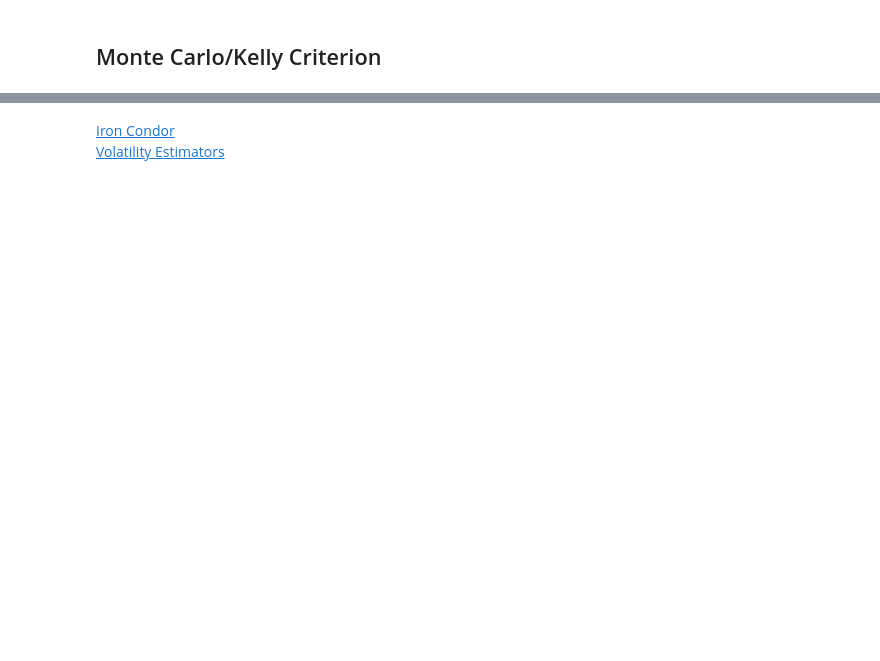
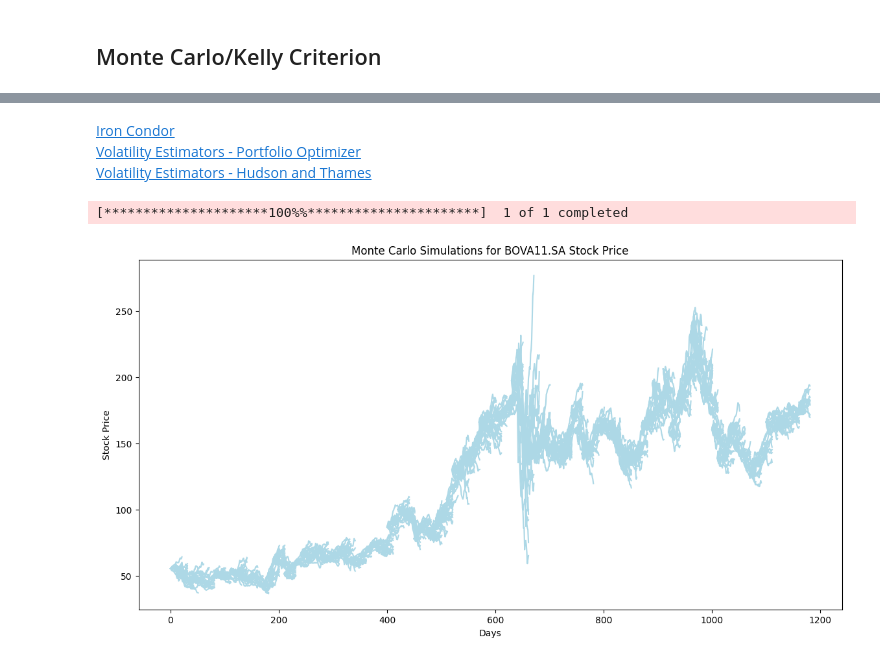
Before and after one commit to colantuono/short_vol, a Jupyter notebook: trading_system.ipynb, the cells around one changed output, grey strips where cells are left out. Drawn from its saved outputs; the diff is of its cells as text; code cells hidden in the pictures; blank space fills up the shorter version.

```diff
--- a/trading_system.ipynb
+++ b/trading_system.ipynb
@@ -173,3 +187,71 @@ BS ROIC: 14.65%
 # %% [markdown]
 [Iron Condor](https://optionalpha.com/strategies/iron-condor)
-[Volatility Estimators](https://portfoliooptimizer.io/blog/range-based-volatility-estimators-overview-and-examples-of-usage/)
+[Volatility Estimators - Portfolio Optimizer](https://portfoliooptimizer.io/blog/range-based-volatility-estimators-overview-and-examples-of-usage/)
+[Volatility Estimators - Hudson and Thames](https://www.mlfinlab.com/en/latest/feature_engineering/volatility_estimators.html)
+# %%
+import yfinance as yf
+import numpy as np
+import pandas as pd
+import matplotlib.pyplot as plt
+
+# Step 1: Fetch Historical Stock Data
+ticker = "BOVA11.SA"  # Example: Apple Inc.
+data = yf.download(ticker, period='10Y')
+
+# Step 2: Calculate Daily Returns
+data['Daily Return'] = data['Adj Close'].pct_change().dropna()
+
+# Step 3: Define Simulation Parameters
+T = 21  # Number of trading days per simulation
+N = 10  # Number of simulations
+
+# Placeholder for simulations
+simulations = []
+starting_prices = []
+
+# Step 4: Run Monte Carlo Simulations Segment by Segment
+for i in range(0, len(data) - T, T):
+    # Get the segment of 21 trading days
+    segment = data['Daily Return'].iloc[i:i+T]
+
+    # Calculate mu and sigma for this segment
+    mu = segment.mean()
+    sigma = segment.std()
+
+    # Starting price for this segment
+    if i == 0:
+        initial_price = data['Adj Close'].iloc[i]  # Use first available price
+    else:
+        initial_price = prices[-1]  # Use the last price from the previous segment
+
+    starting_prices.append(initial_price)
+
+    # Run Monte Carlo Simulation for this segment
+    for j in range(N):
+        prices = [initial_price]
+        for t in range(1, T + 1):
+            # Calculate daily return based on segment's mu and sigma
+            daily_return = np.random.normal(mu, sigma)
+            # Update price
+            new_price = prices[-1] * (1 + daily_return)
+            prices.append(new_price)
+
+        # Store the prices for this simulation
+        simulations.append(prices)
+
+# Step 5: Analyze and Plot the Simulations
+simulations_df = pd.DataFrame(simulations).T
+simulations_df.columns = [f'Simulation {i+1}' for i in range(len(simulations))]
+
+# Plot the simulations
+plt.figure(figsize=(14, 7))
+for i in range(0, len(simulations), N):
+    for j in range(N):
+        plt.plot(range(i, i + T + 1), simulations_df[f'Simulation {i+j+1}'], label=f'Simulation {i+j+1}', color='lightblue')
+plt.xlabel('Days')
+plt.ylabel('Stock Price')
+plt.title(f'Monte Carlo Simulations for {ticker} Stock Price')
+plt.show()
+# %% [output]
+[*********************100%%**********************]  1 of 1 completed
+[figure, added]
```
Also changed, not shown: parts of 18 cells of this notebook, 2 other files.
